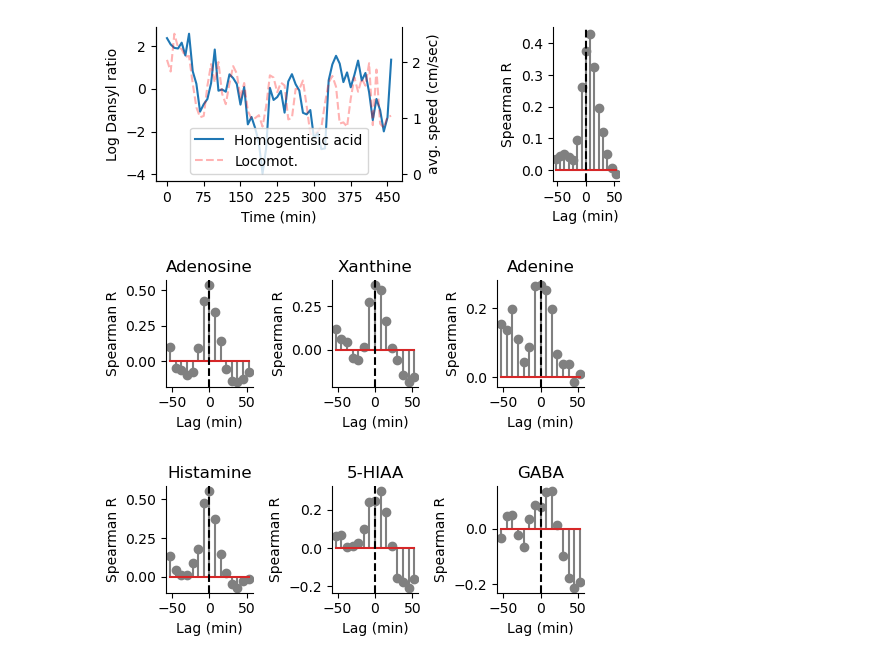
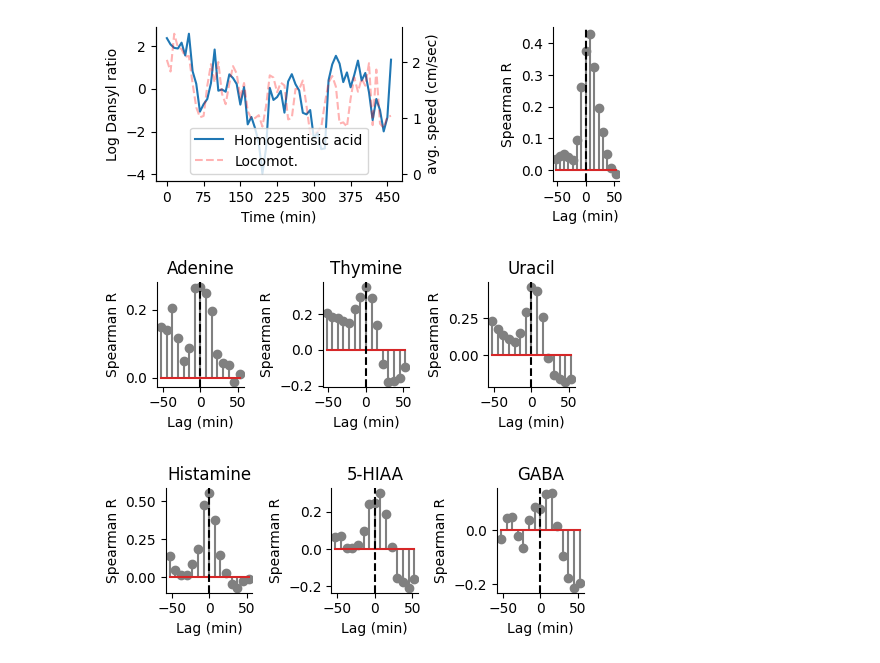
Before and after one commit to michnard/Microdialysis_Paper, a Jupyter notebook: scripts/analyses/Fig2.ipynb, the cells around one changed output. Saved outputs shown, nothing was run; the diff lists cells and outputs as text; code cells hidden in the pictures.

```diff
--- a/scripts/analyses/Fig2.ipynb
+++ b/scripts/analyses/Fig2.ipynb
@@ -20,8 +20,8 @@ y2a = horm_beh['y2a']
 y3 = horm_beh['y3']
 common_comps = horm_beh['common_comps']
 # %%
-# robust z-score for each individual animal first
-def robust_zscore(data, axis=0, log_transform=False, exclude_outliers=False, z_transform=True):
+# robust z-score each compound within individual animal first
+def robust_zscore(data, axis=0, log_transform=False, z_transform=True):
     if log_transform:
         data = np.log(data)
     median = np.nanmedian(data, axis=axis)
@@ -30,8 +30,6 @@ def robust_zscore(data, axis=0, log_transform=False, exclude_outliers=False, z_t
         zscore = (data - median) / mad
     else:
         zscore = data - median
-    if exclude_outliers:
-        zscore[np.abs(zscore) > 3] = np.nan
     return zscore
 
 X1 = robust_zscore(np.concatenate([X1m, X1a], axis=0), log_transform=False)
@@ -135,20 +133,22 @@ plt.savefig(figure_dir+'homogentisic_acid_speed.pdf', dpi=300)
 # %%
 # plot cross correlogram of xhantine, adenosine, and adenine with behavior
 plt.figure(figsize=(5, 2))
+plt.subplot(133)
+uracil_idx = common_comps.index('Uracil')
+plot_ccf(uracil_idx)
+plt.subplot(132)
+# xanthine_idx = common_comps.index('Xanthine')
+# plot_ccf(xanthine_idx)
+thymine_idx = common_comps.index('Thymine')
+plot_ccf(thymine_idx)
 plt.subplot(131)
-adenosine_idx = common_comps.index('Adenosine')
-plot_ccf(adenosine_idx)
-plt.subplot(132)
-xanthine_idx = common_comps.index('Xanthine')
-plot_ccf(xanthine_idx)
-plt.subplot(133)
 adenine_idx = common_comps.index('Adenine')
 plot_ccf(adenine_idx)
 plt.tight_layout()
 plt.savefig(figure_dir+'purines_speed_ccf.pdf', dpi=300)
 plt.show()
 # %% [output]
-[figure, old version]
+[figure, new version]
 # %%
 # plot cross_corr of serotonin, histamine, and 5hiaa
 plt.figure(figsize=(5, 2))
```
Also changed, not shown: parts of 8 cells of this notebook, 25 other files.
